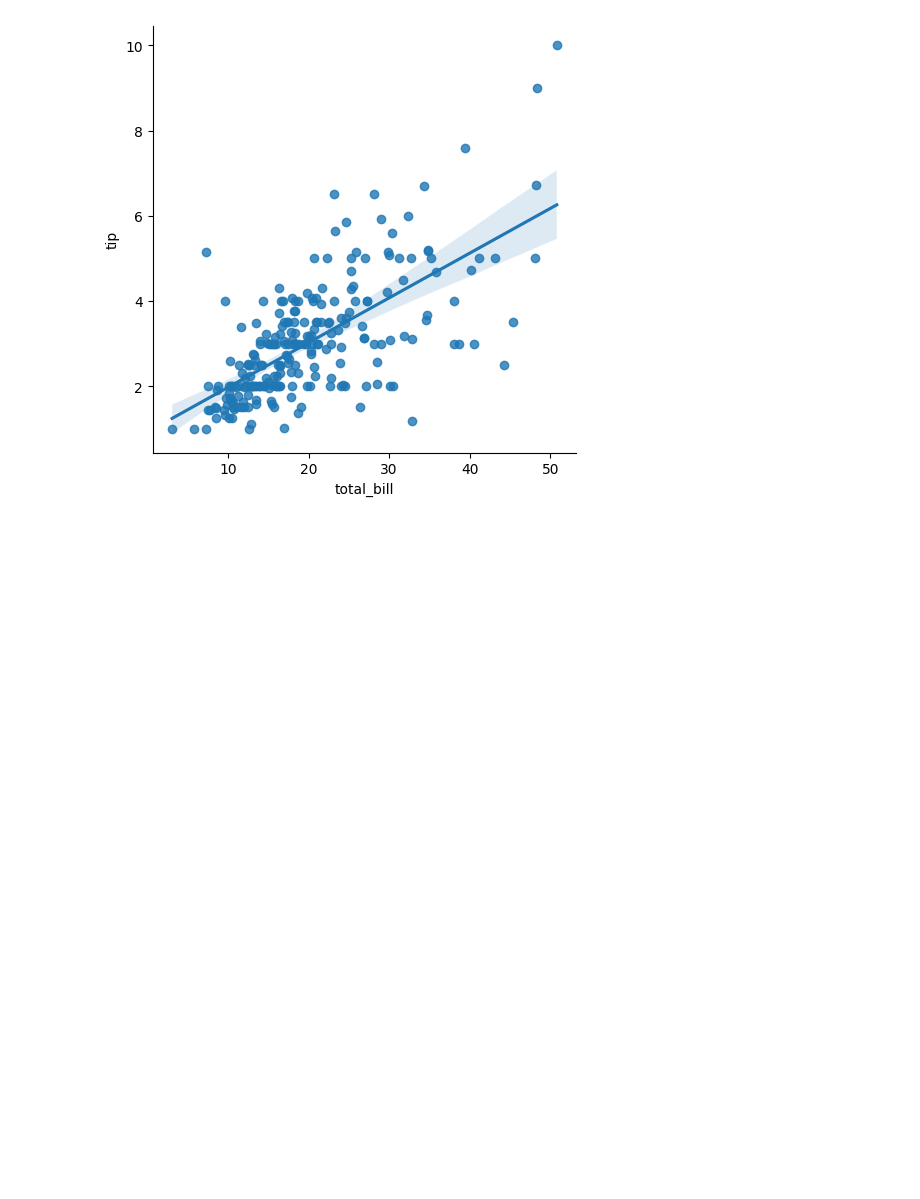
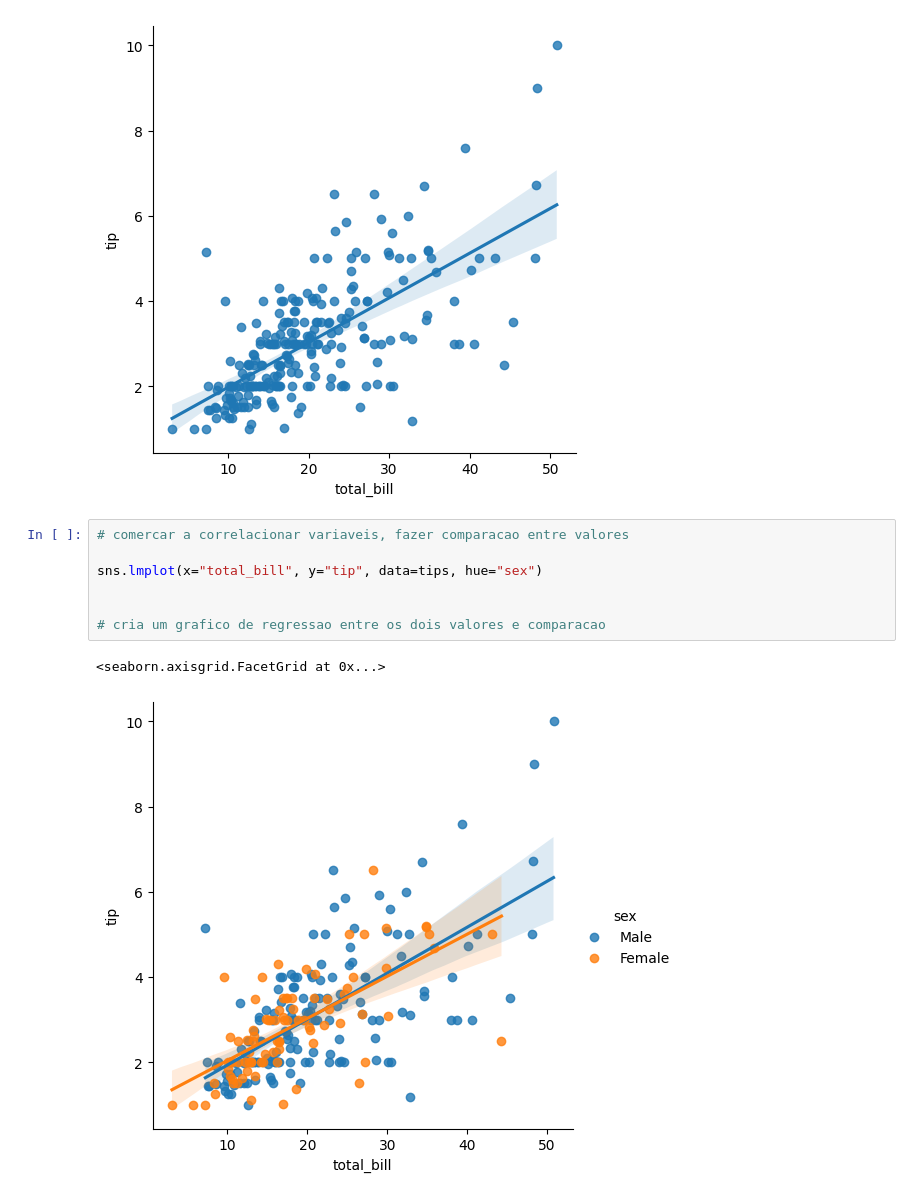
Before and after one commit to ludiemert/Advanced_Data_Visualization_Seaborn, a Jupyter notebook: 4_Advanced_Data_Visualization_Seaborn/Seaborn.ipynb, the cells around one changed output. Drawn from its saved outputs; the diff is of its cells as text; blank space fills up the shorter version.

Commit message:
add new comando 19_regressao_entre_dois_valores_comparacao

```diff
--- a/4_Advanced_Data_Visualization_Seaborn/Seaborn.ipynb
+++ b/4_Advanced_Data_Visualization_Seaborn/Seaborn.ipynb
@@ -260,3 +260,13 @@ sns.lmplot(x="total_bill", y="tip", data=tips)
 # %% [output]
 <seaborn.axisgrid.FacetGrid at 0x...>
 [figure]
+# %%
+# comercar a correlacionar variaveis, fazer comparacao entre valores
+
+sns.lmplot(x="total_bill", y="tip", data=tips, hue="sex")
+
+
+# cria um grafico de regressao entre os dois valores e comparacao
+# %% [output]
+<seaborn.axisgrid.FacetGrid at 0x...>
+[figure, added]
```
